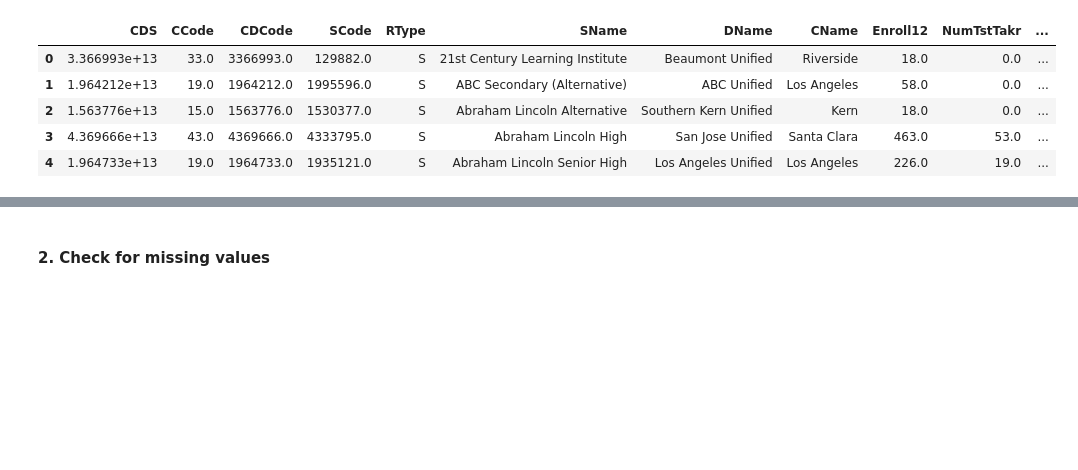
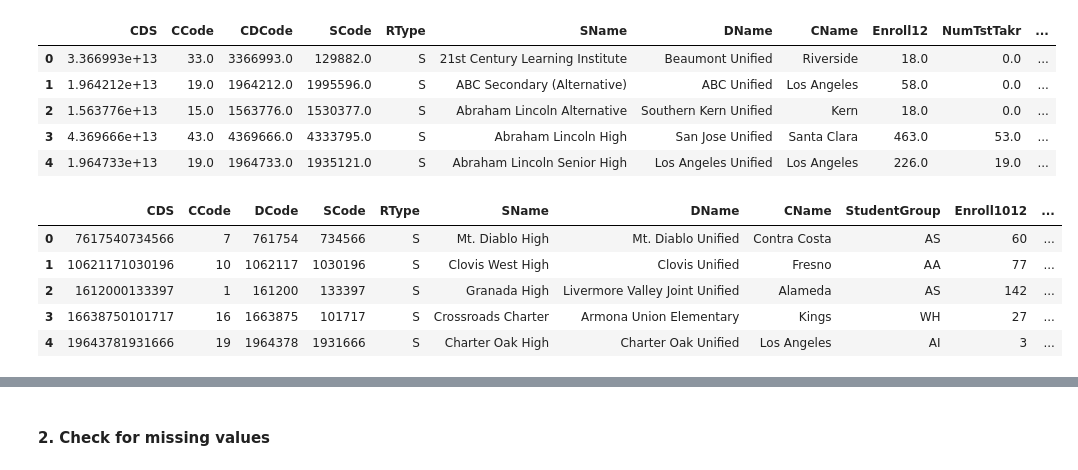
Before and after one commit to Jgates62/ap_act_performance_analysis, a Jupyter notebook: code/jg_project_code.ipynb, the cells around one changed output, grey strips where cells are left out. Saved outputs shown, nothing was run; the diff lists cells and outputs as text; code cells hidden in the pictures; blank space fills up the shorter version.

```diff
--- a/code/jg_project_code.ipynb
+++ b/code/jg_project_code.ipynb
@@ -171,3 +171,17 @@ df_act.head() #2018-2019
 | 2 | 1.563776e+13 | 15.0 | 1563776.0 | 1530377.0 | S | Abraham Lincoln Alternative | Southern Kern Unified | Kern | 18.0 | 0.0 | ... |
 | 3 | 4.369666e+13 | 43.0 | 4369666.0 | 4333795.0 | S | Abraham Lincoln High | San Jose Unified | Santa Clara | 463.0 | 53.0 | ... |
 | 4 | 1.964733e+13 | 19.0 | 1964733.0 | 1935121.0 | S | Abraham Lincoln Senior High | Los Angeles Unified | Los Angeles | 226.0 | 19.0 | ... |
+# %%
+# Glossary: https://www.cde.ca.gov/ds/sp/ai/glossaryap2019.asp
+# Data Source: https://www.cde.ca.gov/ds/sp/ai/
+# What is the AP? https://www.cde.ca.gov/ds/sp/ai/whatisap.asp
+
+df_ap = pd.read_csv("../data/ap18_19.csv")
+df_ap.head() #2018-2019
+# %% [output]
+|  | CDS | CCode | DCode | SCode | RType | SName | DName | CName | StudentGroup | Enroll1012 | ... |
+| 0 | 7617540734566 | 7 | 761754 | 734566 | S | Mt. Diablo High | Mt. Diablo Unified | Contra Costa | AS | 60 | ... |
+| 1 | 10621171030196 | 10 | 1062117 | 1030196 | S | Clovis West High | Clovis Unified | Fresno | AA | 77 | ... |
+| 2 | 1612000133397 | 1 | 161200 | 133397 | S | Granada High | Livermore Valley Joint Unified | Alameda | AS | 142 | ... |
+| 3 | 16638750101717 | 16 | 1663875 | 101717 | S | Crossroads Charter | Armona Union Elementary | Kings | WH | 27 | ... |
+| 4 | 19643781931666 | 19 | 1964378 | 1931666 | S | Charter Oak High | Charter Oak Unified | Los Angeles | AI | 3 | ... |
```
Also changed, not shown: parts of 42 cells of this notebook, 2 other files.
